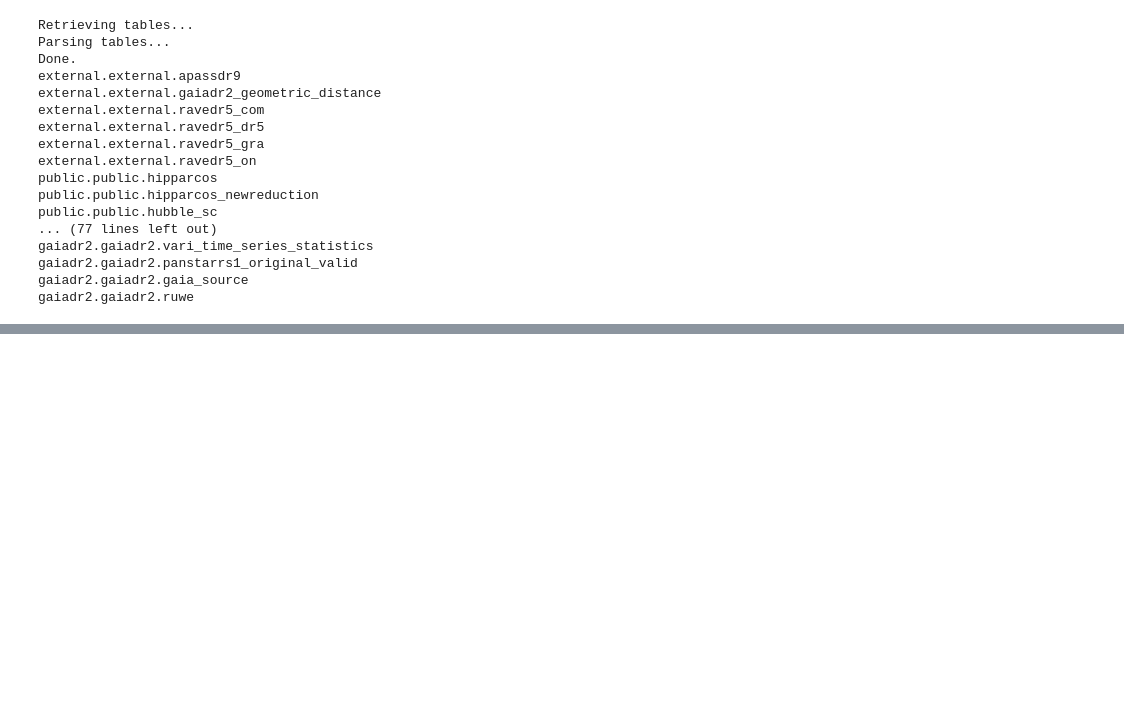
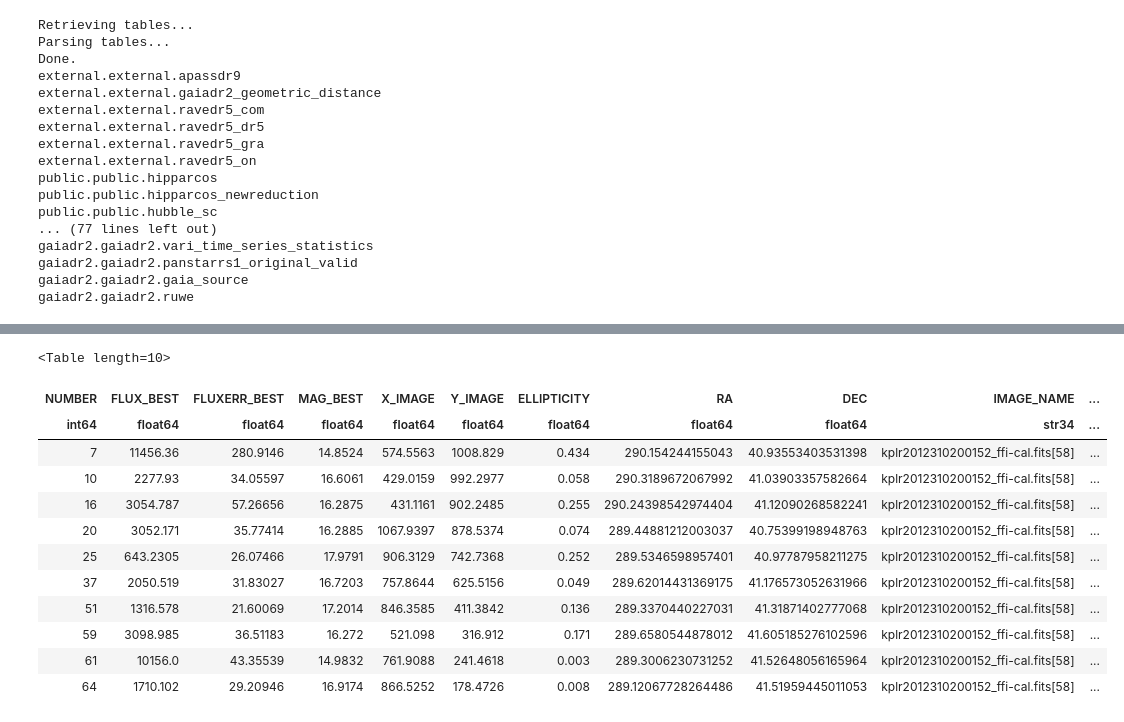
Before and after one commit to mj1e16lsst/keplerPhotometry, a Jupyter notebook: gaiaSearching.ipynb, the cells around one changed output, grey strips where cells are left out. Drawn from its saved outputs; the diff is of its cells as text; code cells hidden in the pictures; blank space fills up the shorter version.

```diff
--- a/gaiaSearching.ipynb
+++ b/gaiaSearching.ipynb
@@ -639,0 +391,16 @@ nan
+# %%
+match[0][0:10]
+# %% [output]
+<Table length=10>
+| NUMBER | FLUX_BEST | FLUXERR_BEST | MAG_BEST | X_IMAGE | Y_IMAGE | ELLIPTICITY | RA | DEC | IMAGE_NAME | ... |
+| int64 | float64 | float64 | float64 | float64 | float64 | float64 | float64 | float64 | str34 | ... |
+| 7 | 11456.36 | 280.9146 | 14.8524 | 574.5563 | 1008.829 | 0.434 | 290.154244155043 | 40.93553403531398 | kplr2012310200152_ffi-cal.fits[58] | ... |
+| 10 | 2277.93 | 34.05597 | 16.6061 | 429.0159 | 992.2977 | 0.058 | 290.3189672067992 | 41.03903357582664 | kplr2012310200152_ffi-cal.fits[58] | ... |
+| 16 | 3054.787 | 57.26656 | 16.2875 | 431.1161 | 902.2485 | 0.255 | 290.24398542974404 | 41.12090268582241 | kplr2012310200152_ffi-cal.fits[58] | ... |
+| 20 | 3052.171 | 35.77414 | 16.2885 | 1067.9397 | 878.5374 | 0.074 | 289.44881212003037 | 40.75399198948763 | kplr2012310200152_ffi-cal.fits[58] | ... |
+| 25 | 643.2305 | 26.07466 | 17.9791 | 906.3129 | 742.7368 | 0.252 | 289.5346598957401 | 40.97787958211275 | kplr2012310200152_ffi-cal.fits[58] | ... |
+| 37 | 2050.519 | 31.83027 | 16.7203 | 757.8644 | 625.5156 | 0.049 | 289.62014431369175 | 41.176573052631966 | kplr2012310200152_ffi-cal.fits[58] | ... |
+| 51 | 1316.578 | 21.60069 | 17.2014 | 846.3585 | 411.3842 | 0.136 | 289.3370440227031 | 41.31871402777068 | kplr2012310200152_ffi-cal.fits[58] | ... |
+| 59 | 3098.985 | 36.51183 | 16.272 | 521.098 | 316.912 | 0.171 | 289.6580544878012 | 41.605185276102596 | kplr2012310200152_ffi-cal.fits[58] | ... |
+| 61 | 10156.0 | 43.35539 | 14.9832 | 761.9088 | 241.4618 | 0.003 | 289.3006230731252 | 41.52648056165964 | kplr2012310200152_ffi-cal.fits[58] | ... |
+| 64 | 1710.102 | 29.20946 | 16.9174 | 866.5252 | 178.4726 | 0.008 | 289.12067728264486 | 41.51959445011053 | kplr2012310200152_ffi-cal.fits[58] | ... |
```
Also changed, not shown: parts of 49 cells of this notebook, 5 other files.
